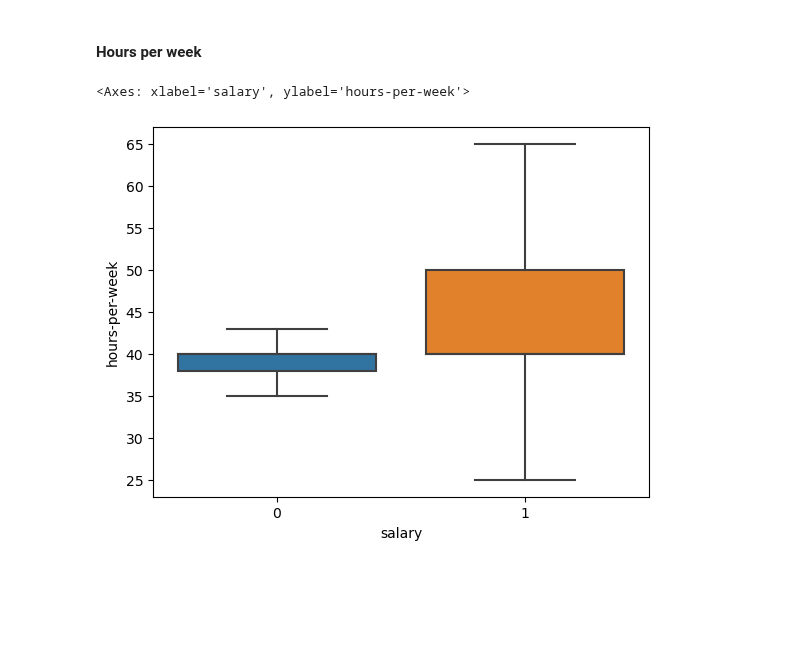
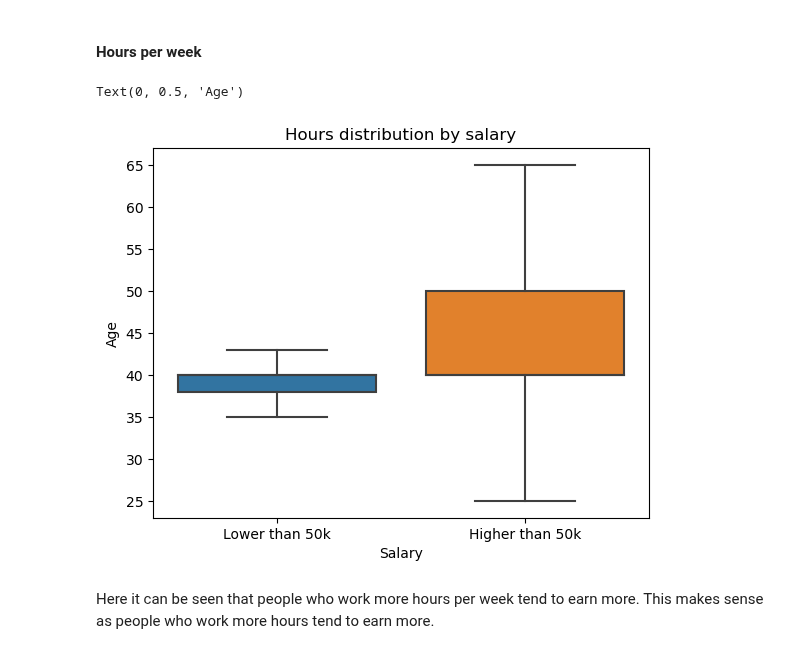
Before and after one commit to ajayvarghese2000/22WSD074-Machine-Learning-Principles, a Jupyter notebook: CW1/code - Copy.ipynb, the cells around one changed output. Saved outputs shown, nothing was run; the diff lists cells and outputs as text; code cells hidden in the pictures; blank space fills up the shorter version.

```diff
--- a/CW1/code - Copy.ipynb
+++ b/CW1/code - Copy.ipynb
@@ -46,6 +46,10 @@ dataset = dataset.drop(['education-num'], axis = 1)
 
 # Also relationship and marital-status describe the same thing so we can drop one of them
 dataset = dataset.drop(['relationship'], axis = 1)
+
+# Capital gain and capital loss are not needed
+dataset = dataset.drop(['capital-gain'], axis = 1)
+dataset = dataset.drop(['capital-loss'], axis = 1)
 # %%
 # As salary is either >50K or <=50K we need to change it to 1 and 0 so we can use it in the model
 dataset['salary'] = dataset['salary'].map({'<=50K': 0, '>50K': 1})
@@ -469,6 +474,16 @@ From this it is clear to see that higher earners tend to be older. This makes se
 # %%
 # Box plot of the hours feature against the salary feature
 sns.boxplot(x = 'salary', y = 'hours-per-week', data = dataset, showfliers = False)
+
+# Change the x axis labels to low and high
+plt.xticks([0, 1], ['Lower than 50k', 'Higher than 50k'])
+
+# Title and labels
+plt.title('Hours distribution by salary')
+plt.xlabel('Salary')
+plt.ylabel('Age')
 # %% [output]
-<Axes: xlabel='salary', ylabel='hours-per-week'>
+Text(0, 0.5, 'Age')
-[figure, old version]
+[figure, new version]
+# %% [markdown]
+Here it can be seen that people who work more hours per week tend to earn more. This makes sense as people who work more hours tend to earn more.
```
Also changed, not shown: parts of 7 cells of this notebook, 2 other files.
